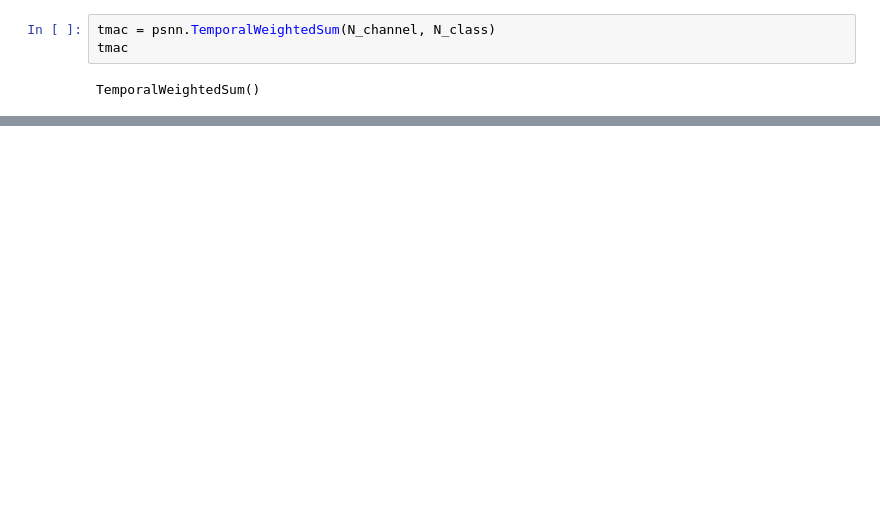
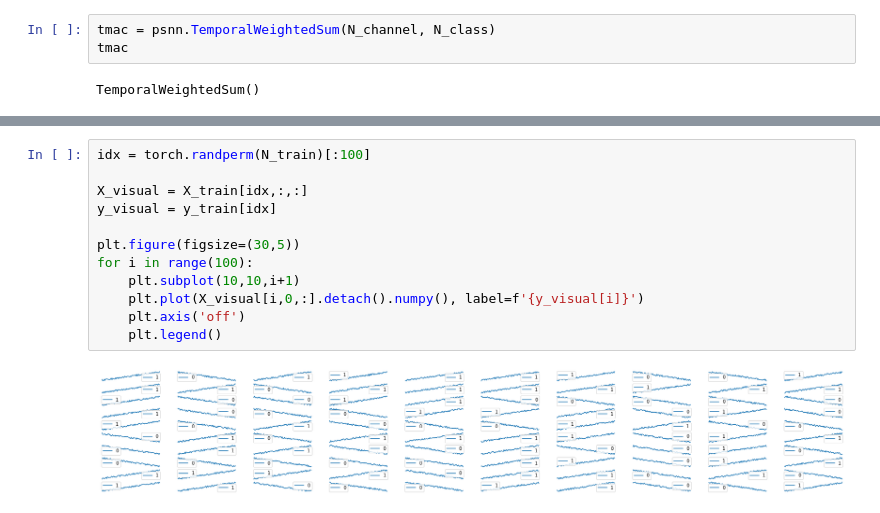
Before and after one commit to Neuromophic/Printed_Spiking_NN, a Jupyter notebook: TestMySNN.ipynb, the cells around one changed output, grey strips where cells are left out. Saved outputs shown, nothing was run; the diff lists cells and outputs as text; blank space fills up the shorter version.

```diff
--- a/TestMySNN.ipynb
+++ b/TestMySNN.ipynb
@@ -106,0 +139,14 @@ plt.legend()
+# %%
+idx = torch.randperm(N_train)[:100]
+
+X_visual = X_train[idx,:,:]
+y_visual = y_train[idx]
+
+plt.figure(figsize=(30,5))
+for i in range(100):
+    plt.subplot(10,10,i+1)
+    plt.plot(X_visual[i,0,:].detach().numpy(), label=f'{y_visual[i]}')
+    plt.axis('off')
+    plt.legend()
+# %% [output]
+[figure, added]
```
Also changed, not shown: parts of 10 cells of this notebook, 2 other files.
